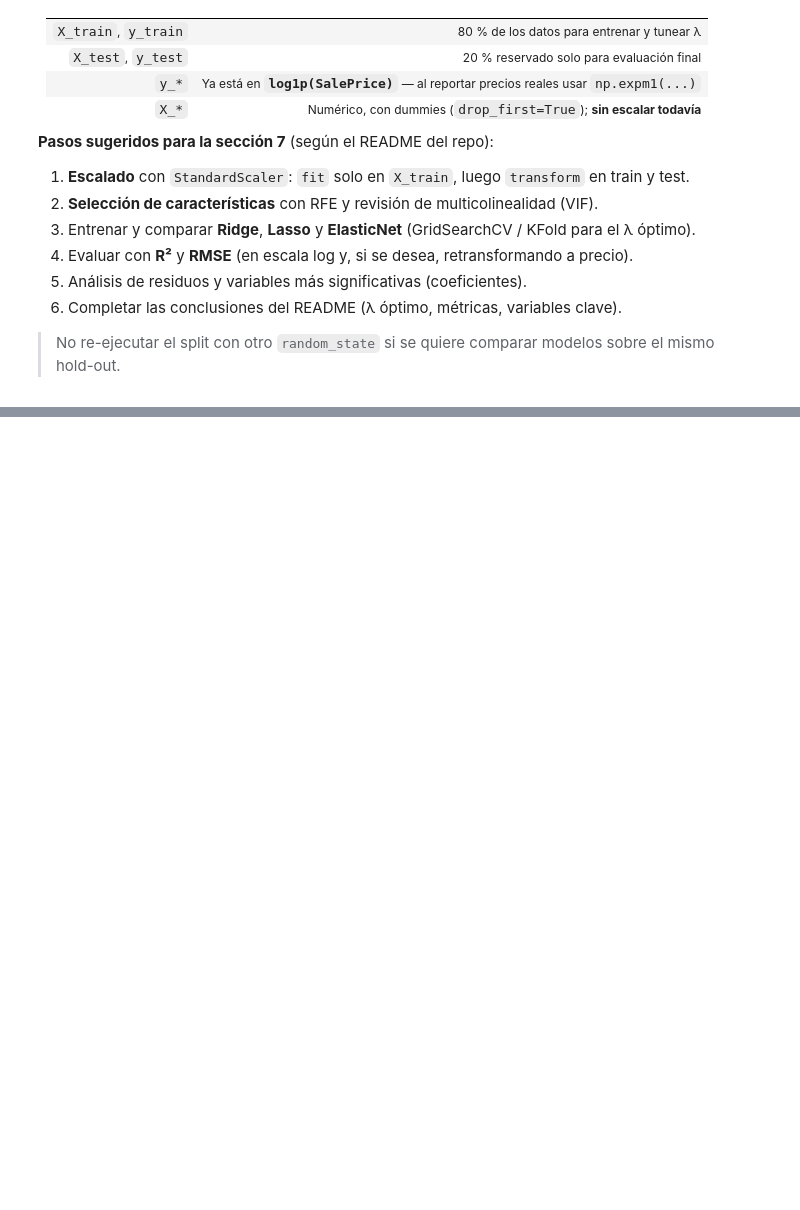
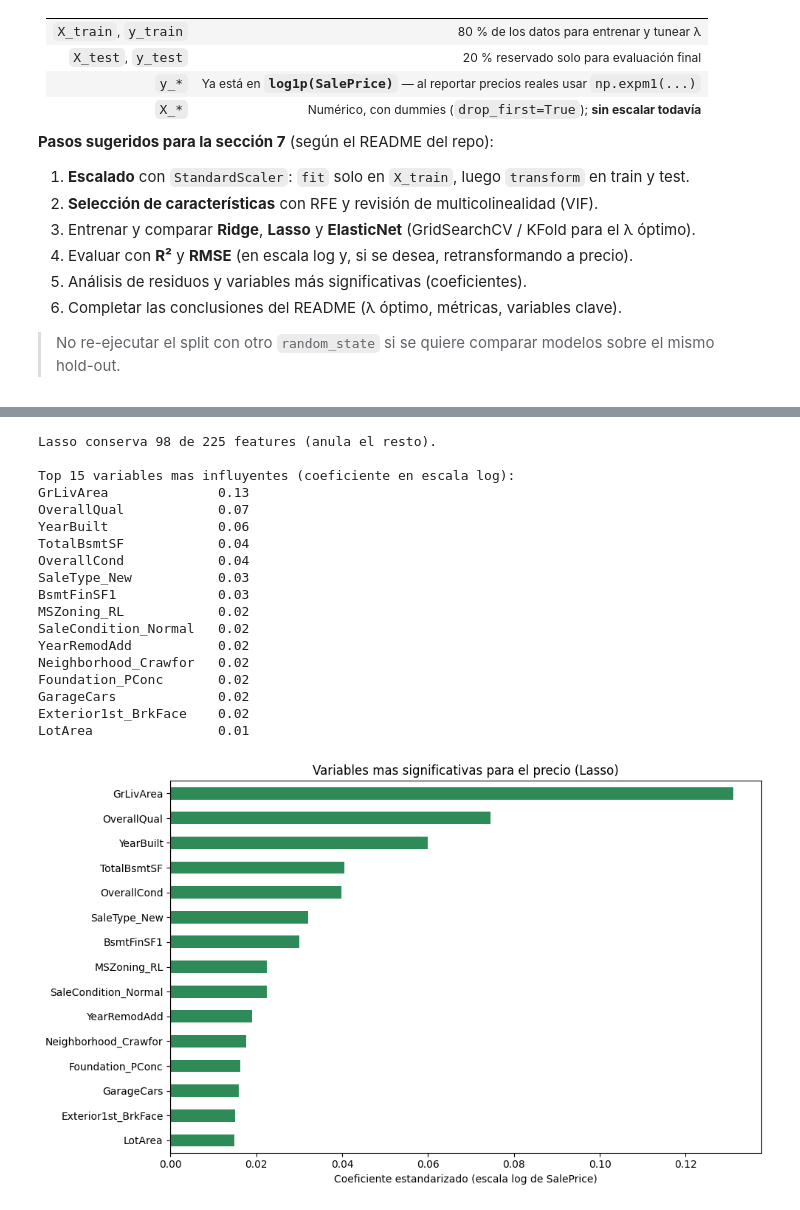
Before and after one commit to 01mi01/housing-regression-pycaret, a Jupyter notebook: MFSDv1p2_Regresion_Avanzada_con_PyCaret.ipynb, the cells around one changed output, grey strips where cells are left out. Cells and saved outputs as stored; diff of their text form; code cells hidden in the pictures; blank space fills up the shorter version.

```diff
--- a/MFSDv1p2_Regresion_Avanzada_con_PyCaret.ipynb
+++ b/MFSDv1p2_Regresion_Avanzada_con_PyCaret.ipynb
@@ -587,0 +640,13 @@ La sección 6 deja el pipeline en este estado:
+# %%
+# Ajustar el escalador SOLO con train y aplicarlo a train y test (evita data leakage)
+scaler = StandardScaler()
+X_train_scaled = pd.DataFrame(
+    scaler.fit_transform(X_train), columns=X_train.columns, index=X_train.index
+)
+X_test_scaled = pd.DataFrame(
+    scaler.transform(X_test), columns=X_test.columns, index=X_test.index
+)
+
+print('Escalado aplicado (media ~0, desviacion ~1 en train):')
+print(f'  media train: {X_train_scaled.mean().mean():.3f}  |  std train: {X_train_scaled.std().mean():.3f}')
+print(f'  X_train_scaled: {X_train_scaled.shape}  |  X_test_scaled: {X_test_scaled.shape}')
@@ -587,0 +954,38 @@ La sección 6 deja el pipeline en este estado:
+# %%
+# Coeficientes del modelo elegido (Lasso), ordenados por importancia absoluta
+coefs = pd.Series(lasso_model.coef_, index=X_train_scaled.columns)
+coefs_no_cero = coefs[coefs != 0]
+top = coefs_no_cero.reindex(coefs_no_cero.abs().sort_values(ascending=False).index).head(15)
+
+print(f'Lasso conserva {len(coefs_no_cero)} de {len(coefs)} features (anula el resto).')
+print('\nTop 15 variables mas influyentes (coeficiente en escala log):')
+print(top.to_string())
+
+# Grafico de barras de las variables mas influyentes
+plt.figure(figsize=(10, 6))
+colores = ['seagreen' if v > 0 else 'indianred' for v in top.values]
+top.sort_values().plot(kind='barh', color=[c for c in reversed(colores)])
+plt.axvline(0, color='black', linewidth=0.8)
+plt.title('Variables mas significativas para el precio (Lasso)')
+plt.xlabel('Coeficiente estandarizado (escala log de SalePrice)')
+plt.tight_layout(); plt.show()
+# %% [output]
+Lasso conserva 98 de 225 features (anula el resto).
+
+Top 15 variables mas influyentes (coeficiente en escala log):
+GrLivArea              0.13
+OverallQual            0.07
+YearBuilt              0.06
+TotalBsmtSF            0.04
+OverallCond            0.04
+SaleType_New           0.03
+BsmtFinSF1             0.03
+MSZoning_RL            0.02
+SaleCondition_Normal   0.02
+YearRemodAdd           0.02
+Neighborhood_Crawfor   0.02
+Foundation_PConc       0.02
+GarageCars             0.02
+Exterior1st_BrkFace    0.02
+LotArea                0.01
+[figure, added]
```
Also changed, not shown: parts of 24 cells of this notebook, 1 other file.
